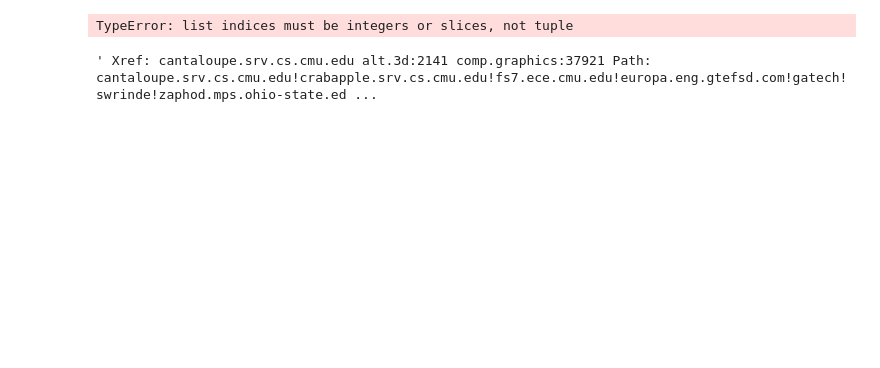
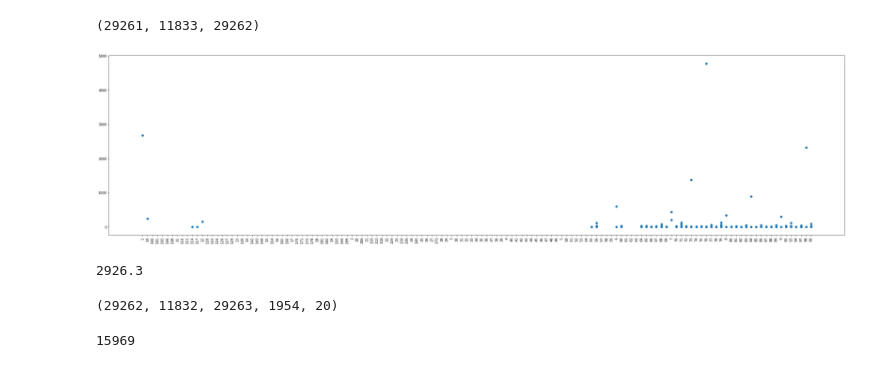
Before and after one commit to deepakmeena635/ml, a Jupyter notebook: Text_Classification/Untitled.ipynb, the cells around one changed output. Drawn from its saved outputs; the diff is of its cells as text; code cells hidden in the pictures; blank space fills up the shorter version.

```diff
--- a/Text_Classification/Untitled.ipynb
+++ b/Text_Classification/Untitled.ipynb
@@ -65,10 +96,0 @@ dick = (sorted(dick,key=lambda x: (x[1])))
-# %%
-pyplot.scatter(range(len(dick)),dick[:,1])
-fig_size=[0,0]
-fig_size[0] = 40
-fig_size[1] = 30
-pyplot.rcParams["figure.figsize"] = fig_size
-pyplot.xticks(rotation=90)
-pyplot.show()
-# %% [output]
-TypeError: list indices must be integers or slices, not tuple
@@ -81,2 +96,0 @@ for j,i in dick :
-# %%
-dick = dick[40570:len(dick)-1]
@@ -98,4 +97,47 @@ for line in (FILE.read()).split('\n'):
-# %%
-for word in (RE.findall(wastedLines)):
-# %% [output]
-' Xref: cantaloupe.srv.cs.cmu.edu alt.3d:2141 comp.graphics:37921 Path: cantaloupe.srv.cs.cmu.edu!crabapple.srv.cs.cmu.edu!fs7.ece.cmu.edu!europa.eng.gtefsd.com!gatech!swrinde!zaphod.mps.ohio-state.ed ...
+# %%
+##Terminator
+##the code below eliminates the words common in all files by searching the word in every file one by one
+file_count= len(fsd.keys())
+for word,frequency in dick:
+    if frequency < file_count:
+        break
+    Is_this_word_in_every_file = True
+    for file in fsd.keys():
+        if word not in fsd[file]:
+            Is_this_word_in_every_file = False
+            print(word, "not in ", fname )
+            break
+    if Is_this_word_in_every_file :
+        [fsd[thisFile].pop(word) for thisFile in fsd.keys()]
+        dictionary.pop(word)
+##statusy
+len(dictionary),len(stop_words),len( dick)
+# %% [output]
+(29261, 11833, 29262)
+# %%
+#Remove below a certain threshold say top 90% stays
+Counter(dictionary.values())
+dick2 =np.array( dick[0:15969])
+
+import matplotlib.pyplot as plt
+fig_size=[0,0]
+fig_size[0] = 40
+fig_size[1] = 10
+
+plt.rcParams["figure.figsize"] = fig_size
+plt.xticks(rotation=90)
+
+x = Counter(dick2[:,1]).keys()
+y = Counter(dick2[:,1]).values()
+plt.scatter(x,y)
+plt.show()
+# %% [output]
+[figure, added]
+# %%
+count(data[:,1])
+# %% [output]
+2926.3
+# %%
+len(dictionary),len(stop_words),len( dick),no_of_files ,no_of_catagories
+# %% [output]
+(29262, 11832, 29263, 1954, 20)
@@ -101,0 +146,5 @@ for word in (RE.findall(wastedLines)):
+# %%
+
+len(dick2)
+# %% [output]
+15969
```
Also changed, not shown: parts of 10 cells of this notebook.
